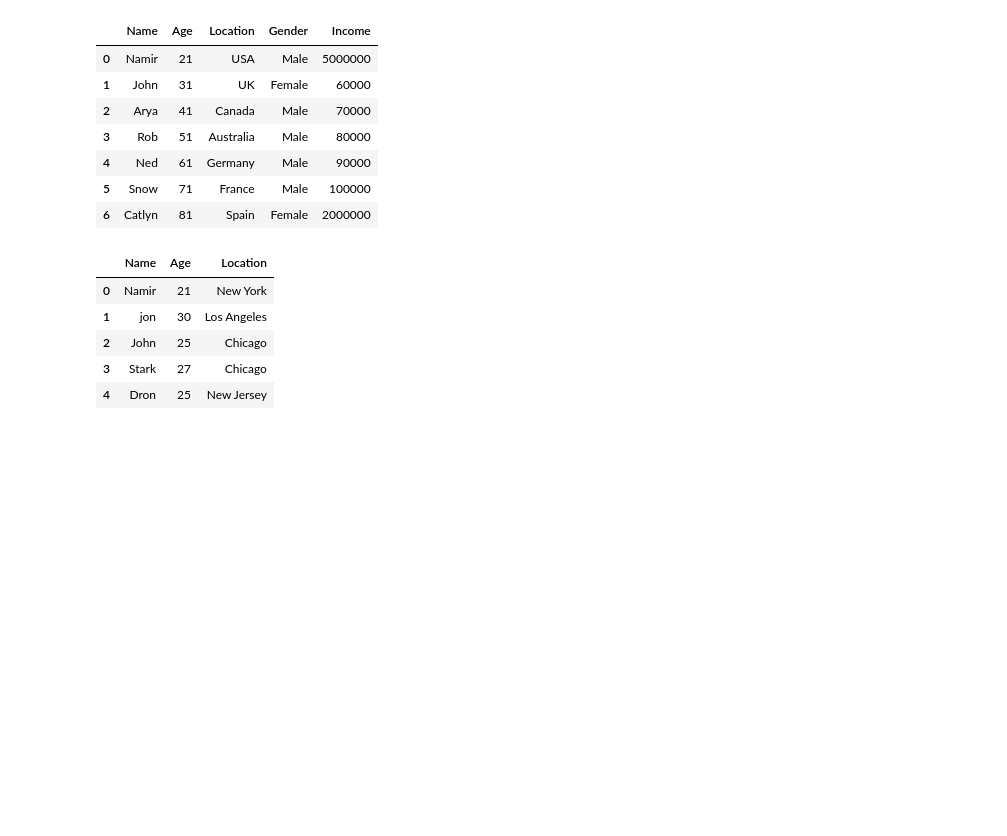
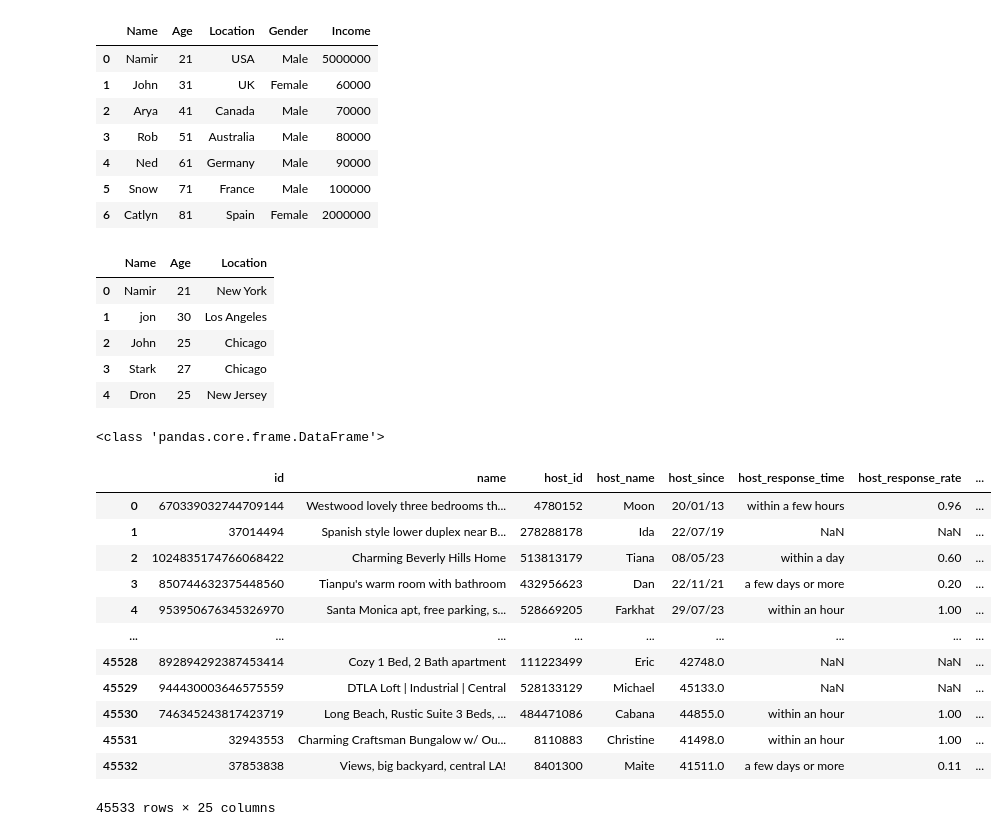
Before and after one commit to Namir50/Data-Science-Machine-learning-tutorial, a Jupyter notebook: Pandas/1.ipynb, the cells around one changed output. Saved outputs shown, nothing was run; the diff lists cells and outputs as text; code cells hidden in the pictures; blank space fills up the shorter version.

```diff
--- a/Pandas/1.ipynb
+++ b/Pandas/1.ipynb
@@ -76,3 +78,25 @@ pd.DataFrame(data2)
 | 2 | John | 25 | Chicago |
 | 3 | Stark | 27 | Chicago |
 | 4 | Dron | 25 | New Jersey |
+# %%
+print(type(data2))
+# %% [output]
+<class 'pandas.core.frame.DataFrame'>
+# %%
+la_data = pd.read_csv('LA_airbnb.csv')
+# %%
+la_data
+# %% [output]
+|  | id | name | host_id | host_name | host_since | host_response_time | host_response_rate | ... |
+| 0 | 670339032744709144 | Westwood lovely three bedrooms th... | 4780152 | Moon | 20/01/13 | within a few hours | 0.96 | ... |
+| 1 | 37014494 | Spanish style lower duplex near B... | 278288178 | Ida | 22/07/19 | NaN | NaN | ... |
+| 2 | 1024835174766068422 | Charming Beverly Hills Home | 513813179 | Tiana | 08/05/23 | within a day | 0.60 | ... |
+| 3 | 850744632375448560 | Tianpu's warm room with bathroom | 432956623 | Dan | 22/11/21 | a few days or more | 0.20 | ... |
+| 4 | 953950676345326970 | Santa Monica apt, free parking, s... | 528669205 | Farkhat | 29/07/23 | within an hour | 1.00 | ... |
+| ... | ... | ... | ... | ... | ... | ... | ... | ... |
+| 45528 | 892894292387453414 | Cozy 1 Bed, 2 Bath apartment | 111223499 | Eric | 42748.0 | NaN | NaN | ... |
+| 45529 | 944430003646575559 | DTLA Loft | Industrial | Central | 528133129 | Michael | 45133.0 | NaN | NaN | ... |
+| 45530 | 746345243817423719 | Long Beach, Rustic Suite 3 Beds, ... | 484471086 | Cabana | 44855.0 | within an hour | 1.00 | ... |
+| 45531 | 32943553 | Charming Craftsman Bungalow w/ Ou... | 8110883 | Christine | 41498.0 | within an hour | 1.00 | ... |
+| 45532 | 37853838 | Views, big backyard, central LA! | 8401300 | Maite | 41511.0 | a few days or more | 0.11 | ... |
+45533 rows × 25 columns
```
Also changed, not shown: parts of 3 cells of this notebook.
